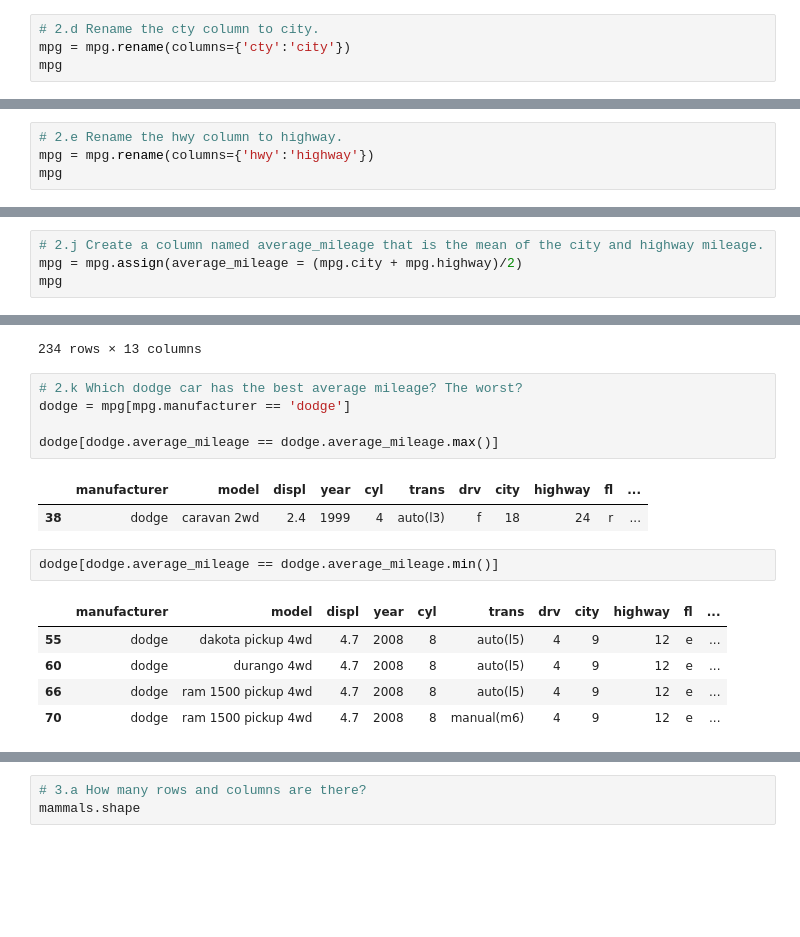
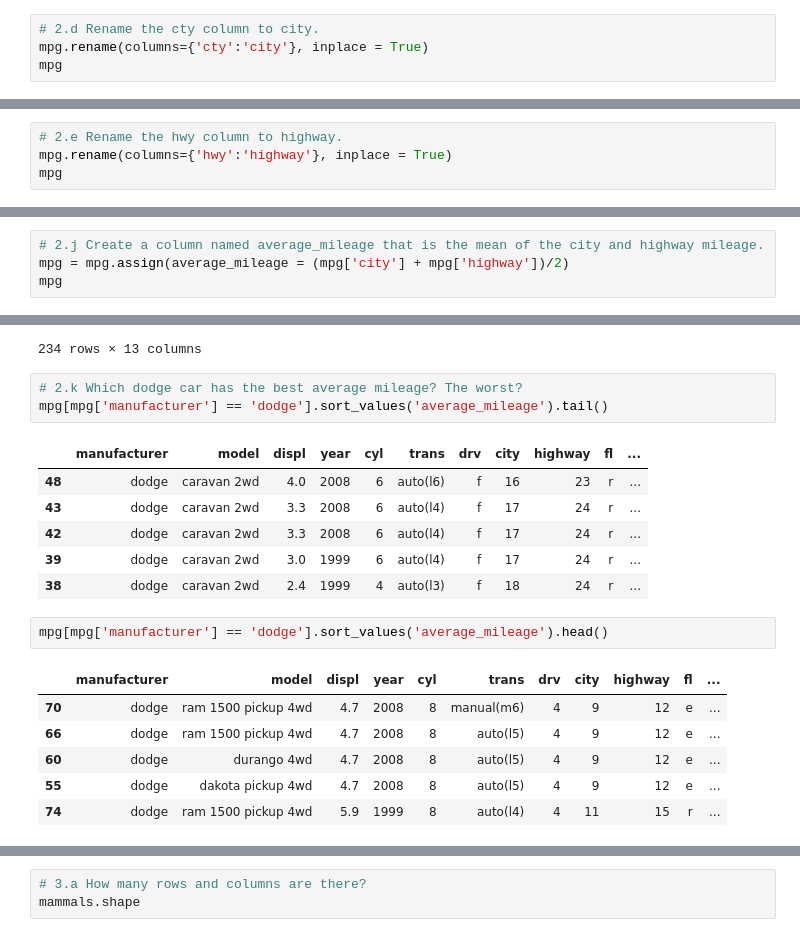
Before and after one commit to ihcrane/data-science-libraries, a Jupyter notebook: dataframes.ipynb, the cells around one changed output, grey strips where cells are left out. Cells and saved outputs as stored; diff of their text form; blank space fills up the shorter version.

```diff
--- a/dataframes.ipynb
+++ b/dataframes.ipynb
@@ -196,7 +196,7 @@ memory usage: 21.9+ KB
  max      7.000000  2008.000000    8.000000   35.000000   44.000000)
 # %%
 # 2.d Rename the cty column to city.
-mpg = mpg.rename(columns={'cty':'city'})
+mpg.rename(columns={'cty':'city'}, inplace = True)
 mpg
 # %% [output]
 |  | manufacturer | model | displ | year | cyl | trans | drv | city | hwy | fl | ... |
@@ -214,7 +214,7 @@ mpg
 234 rows × 11 columns
 # %%
 # 2.e Rename the hwy column to highway.
-mpg = mpg.rename(columns={'hwy':'highway'})
+mpg.rename(columns={'hwy':'highway'}, inplace = True)
 mpg
 # %% [output]
 |  | manufacturer | model | displ | year | cyl | trans | drv | city | highway | fl | ... |
@@ -271,6 +283,6 @@ mpg_compact[mpg_compact.highway == mpg_compact.highway.min()]
 # %%
 # 2.j Create a column named average_mileage that is the mean of the city and highway mileage.
-mpg = mpg.assign(average_mileage = (mpg.city + mpg.highway)/2)
+mpg = mpg.assign(average_mileage = (mpg['city'] + mpg['highway'])/2)
 mpg
 # %% [output]
 |  | manufacturer | model | displ | year | cyl | trans | drv | city | highway | fl | ... |
@@ -288,20 +300,23 @@ mpg
 234 rows × 13 columns
 # %%
 # 2.k Which dodge car has the best average mileage? The worst?
-dodge = mpg[mpg.manufacturer == 'dodge']
-
-dodge[dodge.average_mileage == dodge.average_mileage.max()]
+mpg[mpg['manufacturer'] == 'dodge'].sort_values('average_mileage').tail()
 # %% [output]
 |  | manufacturer | model | displ | year | cyl | trans | drv | city | highway | fl | ... |
+| 48 | dodge | caravan 2wd | 4.0 | 2008 | 6 | auto(l6) | f | 16 | 23 | r | ... |
+| 43 | dodge | caravan 2wd | 3.3 | 2008 | 6 | auto(l4) | f | 17 | 24 | r | ... |
+| 42 | dodge | caravan 2wd | 3.3 | 2008 | 6 | auto(l4) | f | 17 | 24 | r | ... |
+| 39 | dodge | caravan 2wd | 3.0 | 1999 | 6 | auto(l4) | f | 17 | 24 | r | ... |
 | 38 | dodge | caravan 2wd | 2.4 | 1999 | 4 | auto(l3) | f | 18 | 24 | r | ... |
 # %%
-dodge[dodge.average_mileage == dodge.average_mileage.min()]
+mpg[mpg['manufacturer'] == 'dodge'].sort_values('average_mileage').head()
 # %% [output]
 |  | manufacturer | model | displ | year | cyl | trans | drv | city | highway | fl | ... |
+| 70 | dodge | ram 1500 pickup 4wd | 4.7 | 2008 | 8 | manual(m6) | 4 | 9 | 12 | e | ... |
+| 66 | dodge | ram 1500 pickup 4wd | 4.7 | 2008 | 8 | auto(l5) | 4 | 9 | 12 | e | ... |
+| 60 | dodge | durango 4wd | 4.7 | 2008 | 8 | auto(l5) | 4 | 9 | 12 | e | ... |
 | 55 | dodge | dakota pickup 4wd | 4.7 | 2008 | 8 | auto(l5) | 4 | 9 | 12 | e | ... |
-| 60 | dodge | durango 4wd | 4.7 | 2008 | 8 | auto(l5) | 4 | 9 | 12 | e | ... |
-| 66 | dodge | ram 1500 pickup 4wd | 4.7 | 2008 | 8 | auto(l5) | 4 | 9 | 12 | e | ... |
-| 70 | dodge | ram 1500 pickup 4wd | 4.7 | 2008 | 8 | manual(m6) | 4 | 9 | 12 | e | ... |
+| 74 | dodge | ram 1500 pickup 4wd | 5.9 | 1999 | 8 | auto(l4) | 4 | 11 | 15 | r | ... |
 # %%
 # Load the Mammals dataset. Read the documentation for it, and use the data to answer these questions:
 mammals = data('Mammals')
```
Also changed, not shown: parts of 11 cells of this notebook, 1 other file.
